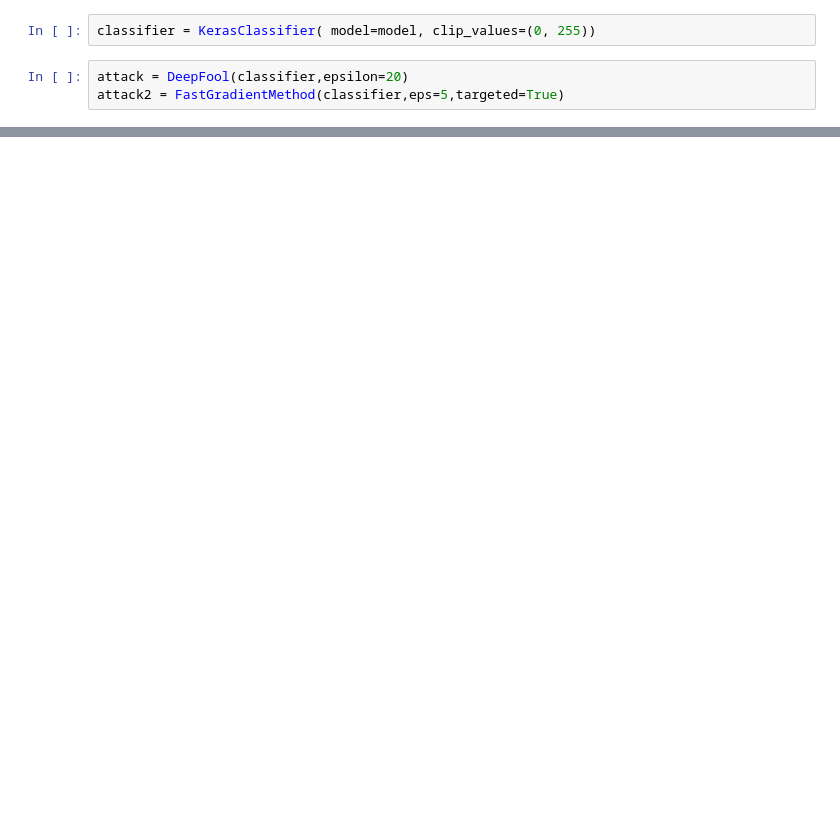
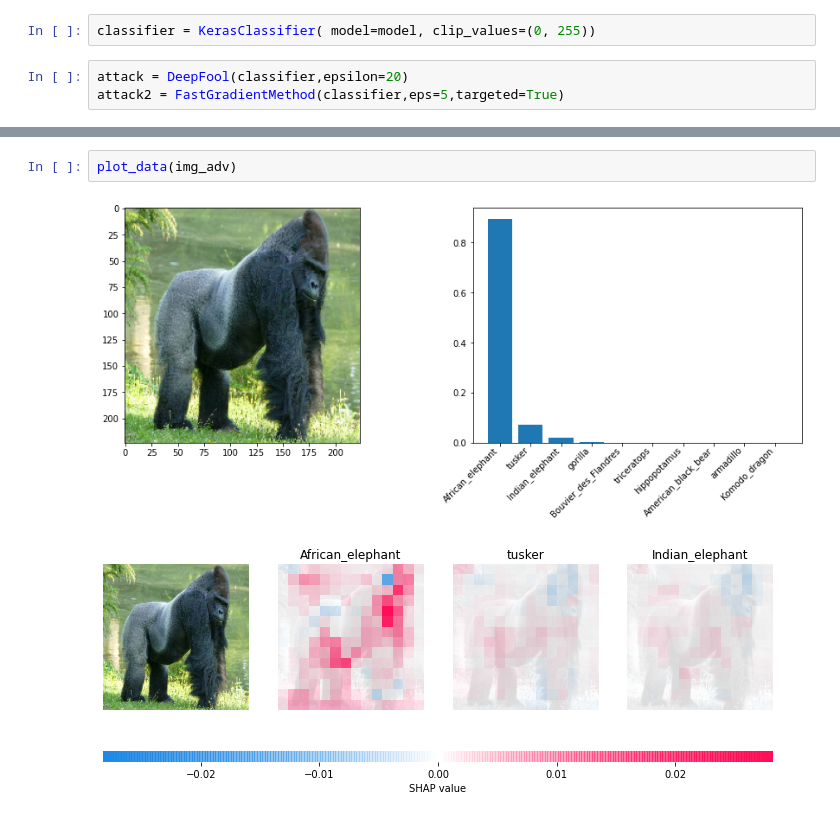
Before and after one commit to SAAF-16/Explainable_AI-Bachelor_Thesis, a Jupyter notebook: Adversarial_Attacks/attacks.ipynb, the cells around one changed output, grey strips where cells are left out. Cells and saved outputs as stored; diff of their text form; blank space fills up the shorter version.

```diff
--- a/Adversarial_Attacks/attacks.ipynb
+++ b/Adversarial_Attacks/attacks.ipynb
@@ -120,0 +115,5 @@ shap.image_plot(value,img_adv2,np.vectorize(lambda x: class_names[str(x)])(index
+# %%
+plot_data(img_adv)
+# %% [output]
+[figure, added]
+[figure, added]
```
Also changed, not shown: parts of 13 cells of this notebook.
